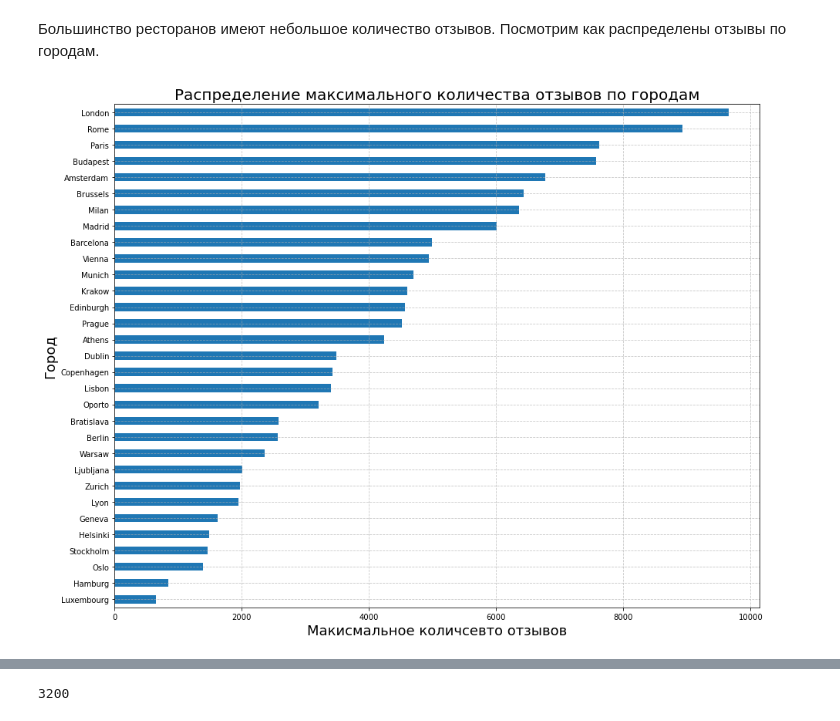
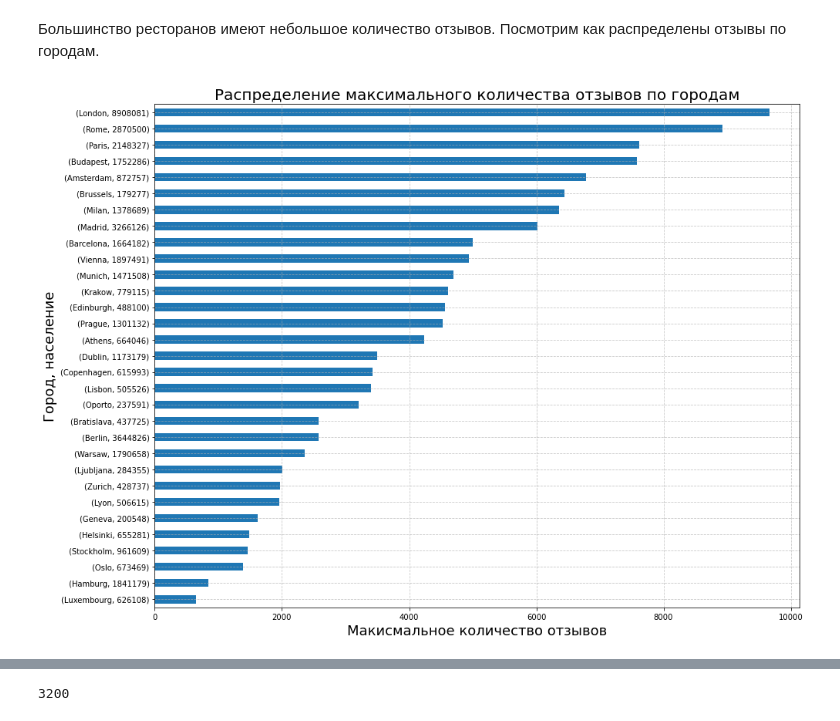
Before and after one commit to BasilPDS/CoursSF_L, a Jupyter notebook: module_3/module_3.ipynb, the cells around one changed output, grey strips where cells are left out. Cells and saved outputs as stored; diff of their text form; code cells hidden in the pictures.

```diff
--- a/module_3/module_3.ipynb
+++ b/module_3/module_3.ipynb
@@ -651,0 +685,5 @@ Name: local_cuisine, dtype: int64
+# %%
+mlb = MultiLabelBinarizer()
+data_cuisine = pd.DataFrame(mlb.fit_transform(data['Cuisine Style']), columns=mlb.classes_)
+data = pd.concat([data, data_cuisine], axis=1)
+data
@@ -684,4 +736,4 @@ data['Price Range'] = data['Price Range'].fillna('$$ - $$$')
 - \$$\$$ - высокий ценовой сегмент = 3
 # %%
 cleanup_price ={'Price Range': {'$':1, '$$ - $$$':2, '$$$$':3 }}
-data.replace(cleanup_price)
+data.replace(cleanup_price, inplace=True)
@@ -746,16 +788,12 @@ data['Number of Reviews'].hist(bins=50)
 # %% [markdown]
 Большинство ресторанов имеют небольшое количество отзывов. Посмотрим как распределены отзывы по городам.
 # %%
-dd = data.groupby(['polis'])['Number of Reviews'].max().sort_values(ascending=True)
-x_labels = []
-for i in range(len(dd)):
-    x_labels.append(dd[::-1][i])
+dd = data.groupby(['polis', 'Pop'])['Number of Reviews'].max().sort_values(ascending=True)
 plt.rcParams['figure.figsize'] = (15, 12)
 dd.plot(kind='barh')
-plt.gca().set_xlabel('Макисмальное количсевто отзывов', fontsize=18)
-plt.gca().set_ylabel('Город', fontsize=18)
-#plt.gca().text(x_labels)
+plt.gca().set_xlabel('Макисмальное количество отзывов', fontsize=18)
+plt.gca().set_ylabel('Город, население', fontsize=18)
 plt.title("Распределение максимального количества отзывов по городам", fontsize=20)
 plt.grid(linestyle='--', alpha=0.7)
 # %% [output]
-[figure, old version]
+[figure, new version]
```
Also changed, not shown: parts of 52 cells of this notebook, 1 other file.
